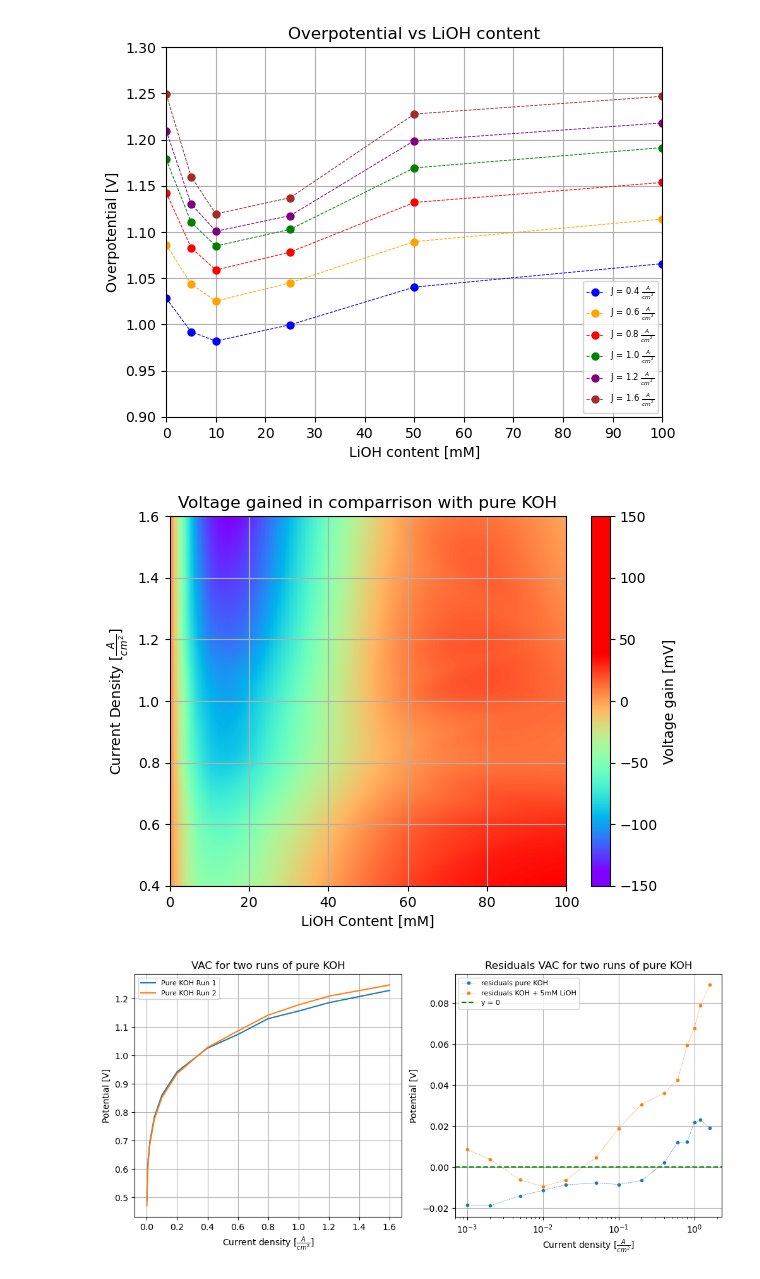
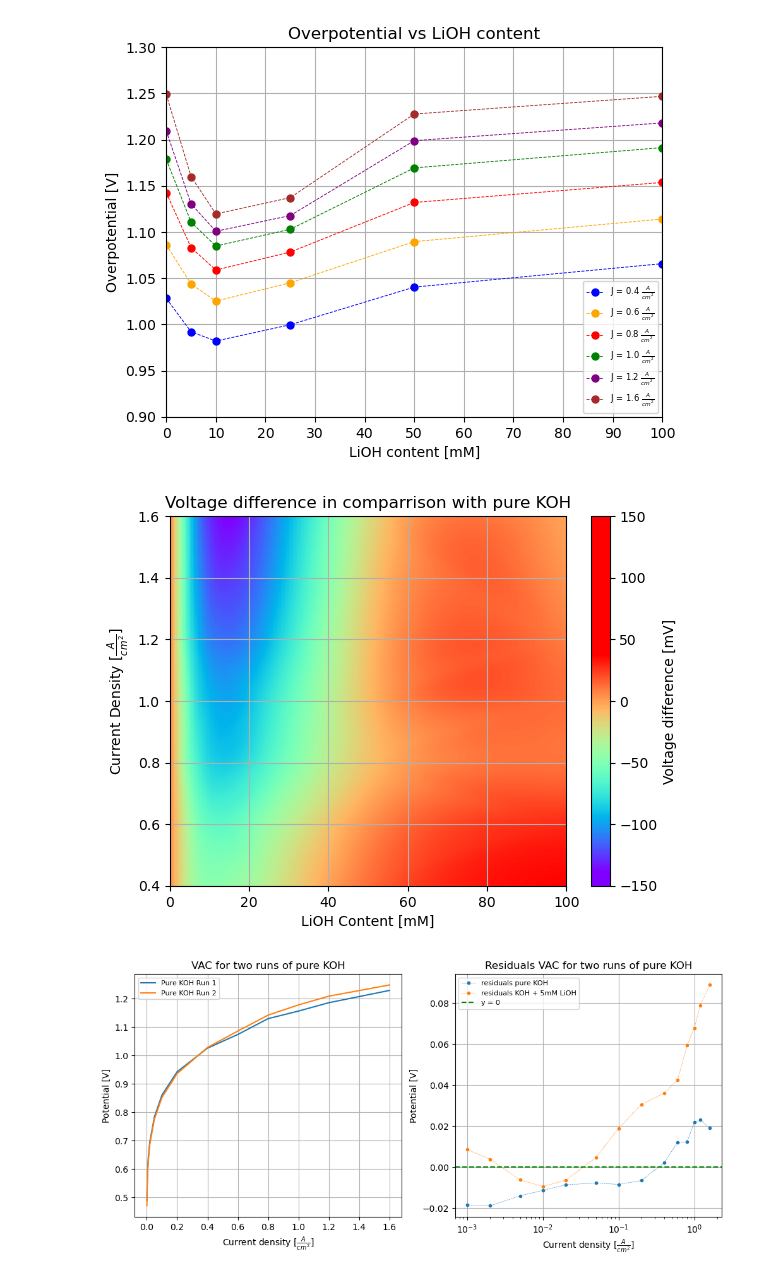
Before and after one commit to flexepticon/DBL_energy, a Jupyter notebook: Python scripts/File for graphs.ipynb, the cells around one changed output. Saved outputs shown, nothing was run; the diff lists cells and outputs as text; code cells hidden in the pictures.

Commit message:
Another correction of labels

```diff
--- a/Python scripts/File for graphs.ipynb
+++ b/Python scripts/File for graphs.ipynb
@@ -258,28 +258,28 @@ overpotentials *=1000
 # %%
 x, y = np.meshgrid(li_content, reqs)
 x_new = np.linspace(li_content.min(), li_content.max(), 100)  # Fine LiOH axis
 y_new = np.linspace(reqs.min(), reqs.max(), 200)  # Fine J axis
 x_fine, y_fine = np.meshgrid(x_new, y_new)
 
 # Perform interpolation
 overpotentials_smooth = griddata(
     (x.flatten(), y.flatten()), overpotentials,  (x_fine, y_fine), method='cubic'
 )
 
 # Plot the heatmap
 plt.imshow(overpotentials_smooth, aspect='auto', cmap='rainbow', origin='lower',
            extent=[li_content.min(), li_content.max(),
                    reqs.min(), reqs.max()])
-plt.colorbar(label="Voltage gain [mV]", values=np.linspace(-0.15, 0.15, 6000)*1000, ticks = np.linspace(-0.15, 0.15, 7)*1000)
+plt.colorbar(label="Voltage difference [mV]", values=np.linspace(-0.15, 0.15, 6000)*1000, ticks = np.linspace(-0.15, 0.15, 7)*1000)
 plt.xlabel("LiOH Content [mM]")
 plt.ylabel("Current Density [$\\frac{A}{cm^2}$]")
-plt.title("Voltage gained in comparrison with pure KOH")
+plt.title("Voltage difference in comparrison with pure KOH")
 plt.grid()
 plt.savefig('Heatmap.png', dpi = 300)
 
 plt.show()
 # %% [output]
-[figure, old version]
+[figure, new version]
 # %%
 residuals1 = experiments_raw[1].overpotential - experiments_raw[0].overpotential
 residuals2 = experiments_raw[1].overpotential - experiments_raw[2].overpotential
```
Also changed, not shown: parts of 2 cells of this notebook, 6 other files.
